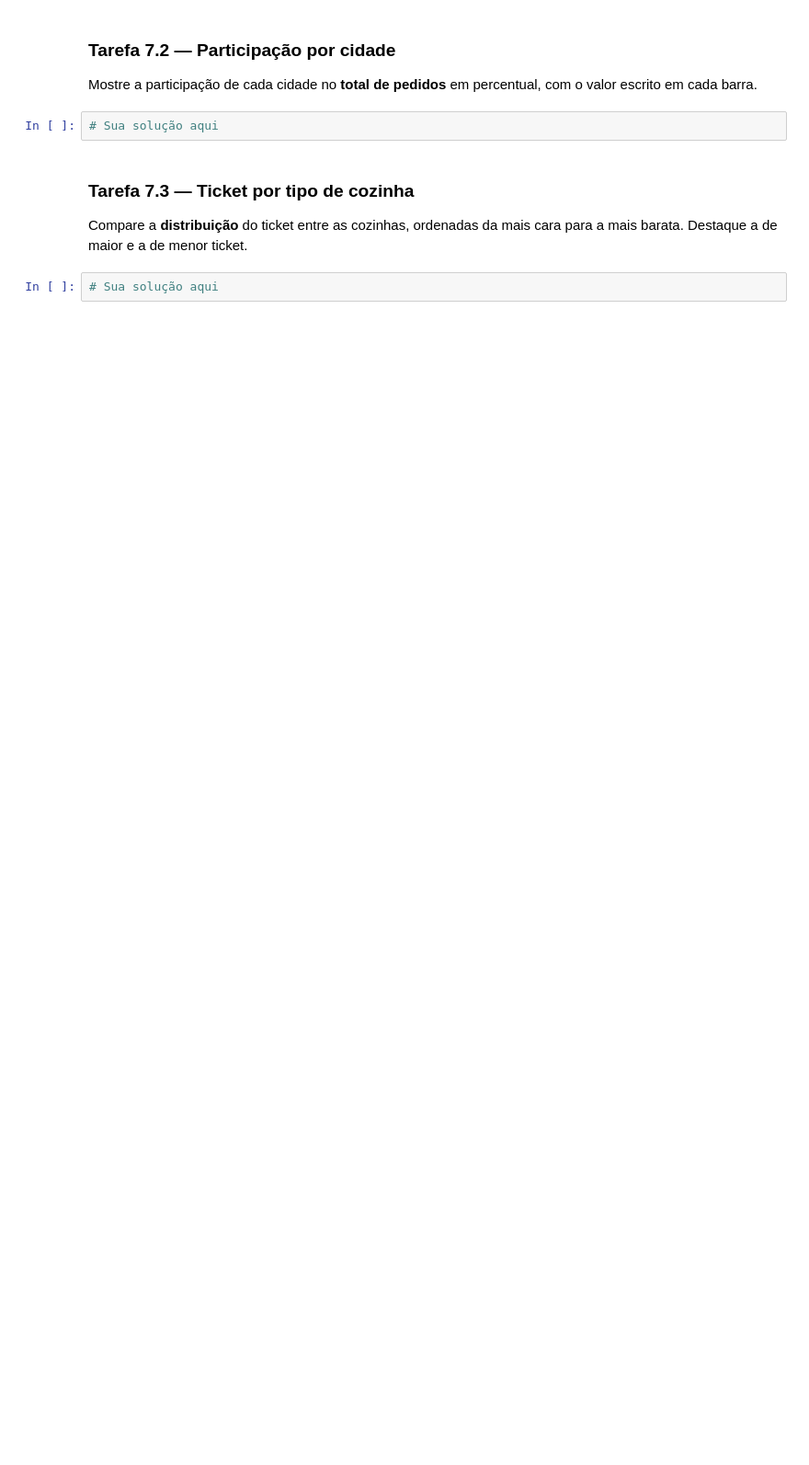
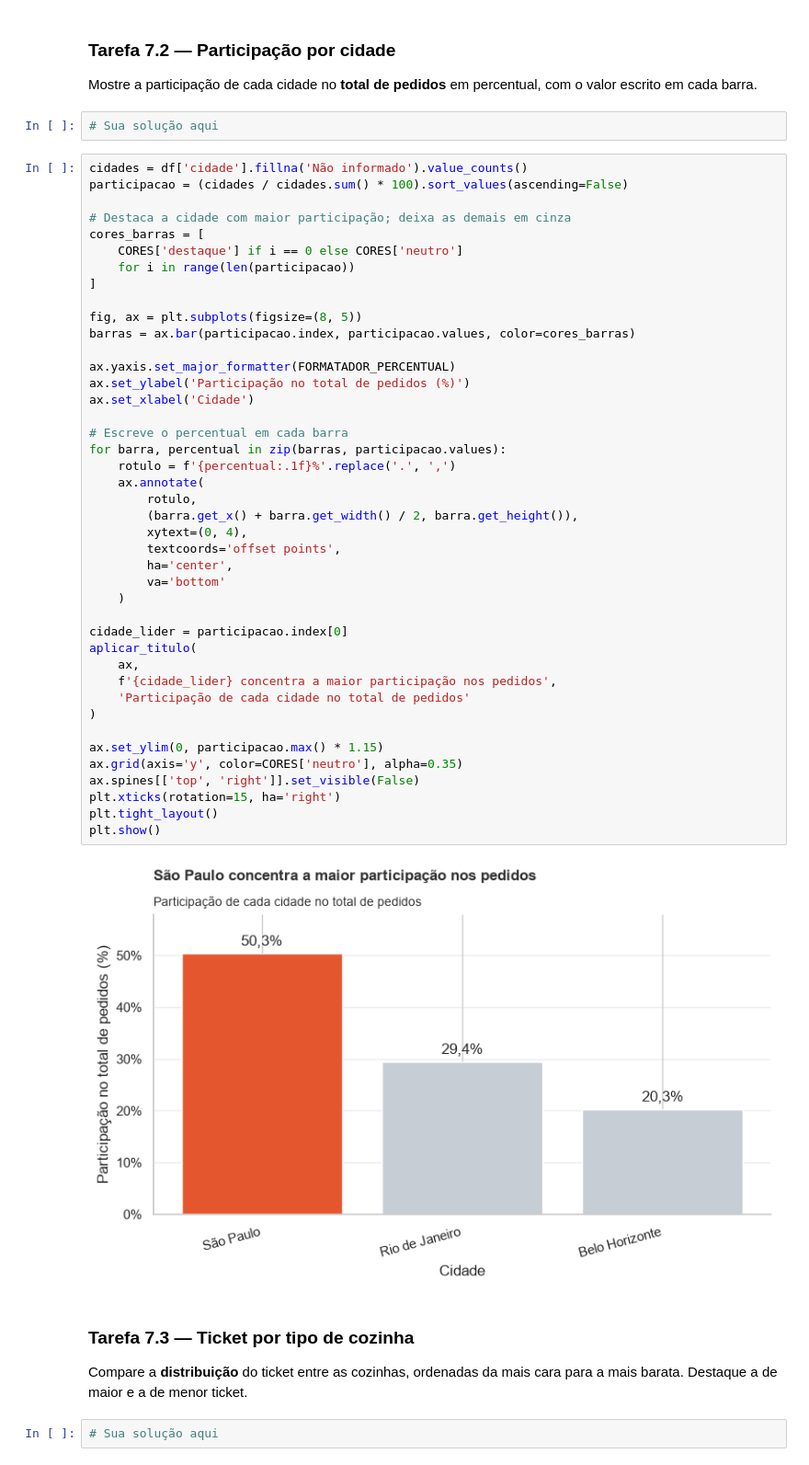
Before and after one commit to fabiodepf-dot/TRABALHO-FINAL, a Jupyter notebook: projeto_final.ipynb, the cells around one changed output. Shown at 92% size. Drawn from its saved outputs; the diff is of its cells as text; blank space fills up the shorter version.

```diff
--- a/projeto_final.ipynb
+++ b/projeto_final.ipynb
@@ -522,6 +1887,50 @@ Mostre a distribuição de `valor_pedido` com marcação da **média** e da **me
 Mostre a participação de cada cidade no **total de pedidos** em percentual, com o valor escrito em cada barra.
 # %%
 # Sua solução aqui
+# %%
+cidades = df['cidade'].fillna('Não informado').value_counts()
+participacao = (cidades / cidades.sum() * 100).sort_values(ascending=False)
+
+# Destaca a cidade com maior participação; deixa as demais em cinza
+cores_barras = [
+    CORES['destaque'] if i == 0 else CORES['neutro']
+    for i in range(len(participacao))
+]
+
+fig, ax = plt.subplots(figsize=(8, 5))
+barras = ax.bar(participacao.index, participacao.values, color=cores_barras)
+
+ax.yaxis.set_major_formatter(FORMATADOR_PERCENTUAL)
+ax.set_ylabel('Participação no total de pedidos (%)')
+ax.set_xlabel('Cidade')
+
+# Escreve o percentual em cada barra
+for barra, percentual in zip(barras, participacao.values):
+    rotulo = f'{percentual:.1f}%'.replace('.', ',')
+    ax.annotate(
+        rotulo,
+        (barra.get_x() + barra.get_width() / 2, barra.get_height()),
+        xytext=(0, 4),
+        textcoords='offset points',
+        ha='center',
+        va='bottom'
+    )
+
+cidade_lider = participacao.index[0]
+aplicar_titulo(
+    ax,
+    f'{cidade_lider} concentra a maior participação nos pedidos',
+    'Participação de cada cidade no total de pedidos'
+)
+
+ax.set_ylim(0, participacao.max() * 1.15)
+ax.grid(axis='y', color=CORES['neutro'], alpha=0.35)
+ax.spines[['top', 'right']].set_visible(False)
+plt.xticks(rotation=15, ha='right')
+plt.tight_layout()
+plt.show()
+# %% [output]
+[figure, added]
 # %% [markdown]
 ### Tarefa 7.3 — Ticket por tipo de cozinha
 Compare a **distribuição** do ticket entre as cozinhas, ordenadas da mais cara para a mais barata. Destaque a de maior e a de menor ticket.
```
Also changed, not shown: parts of 141 cells of this notebook, 5 other files.
